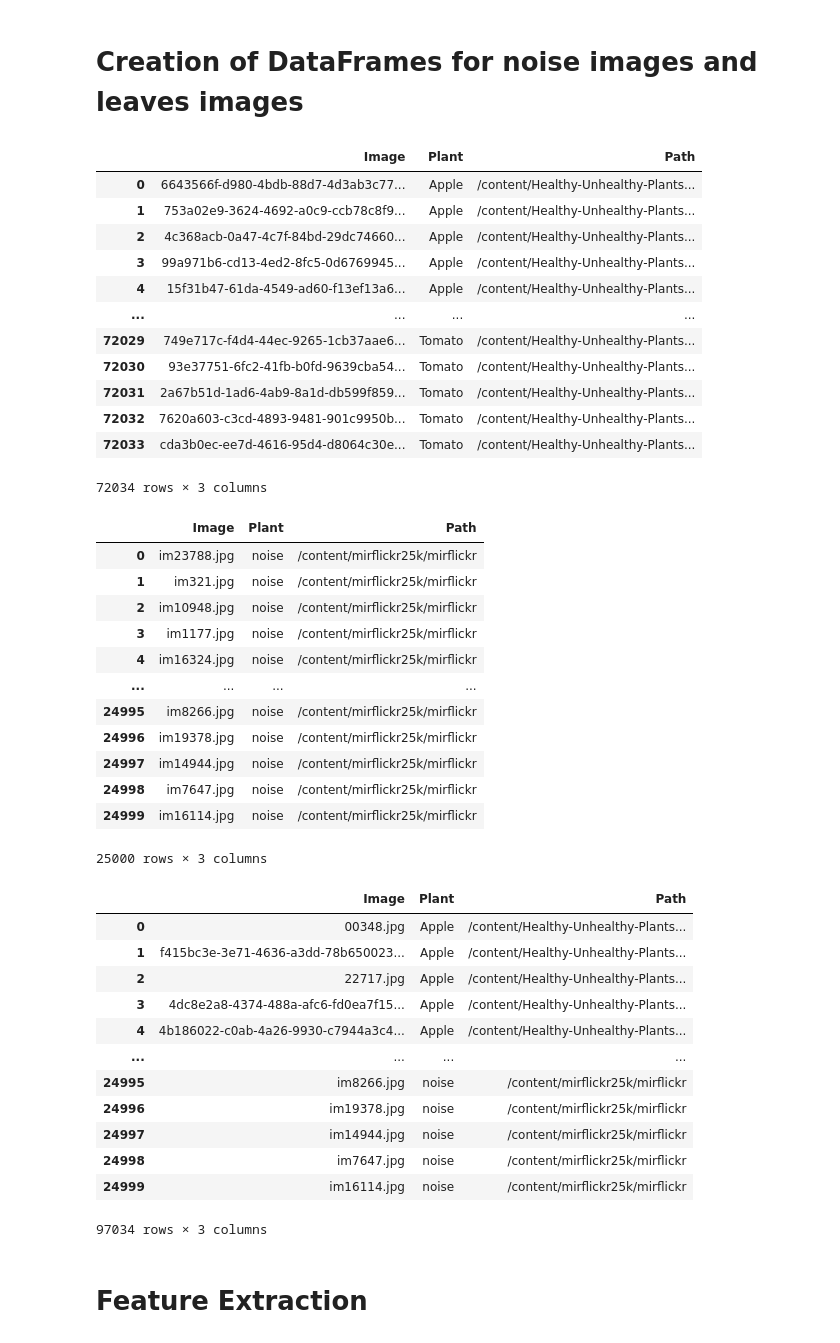
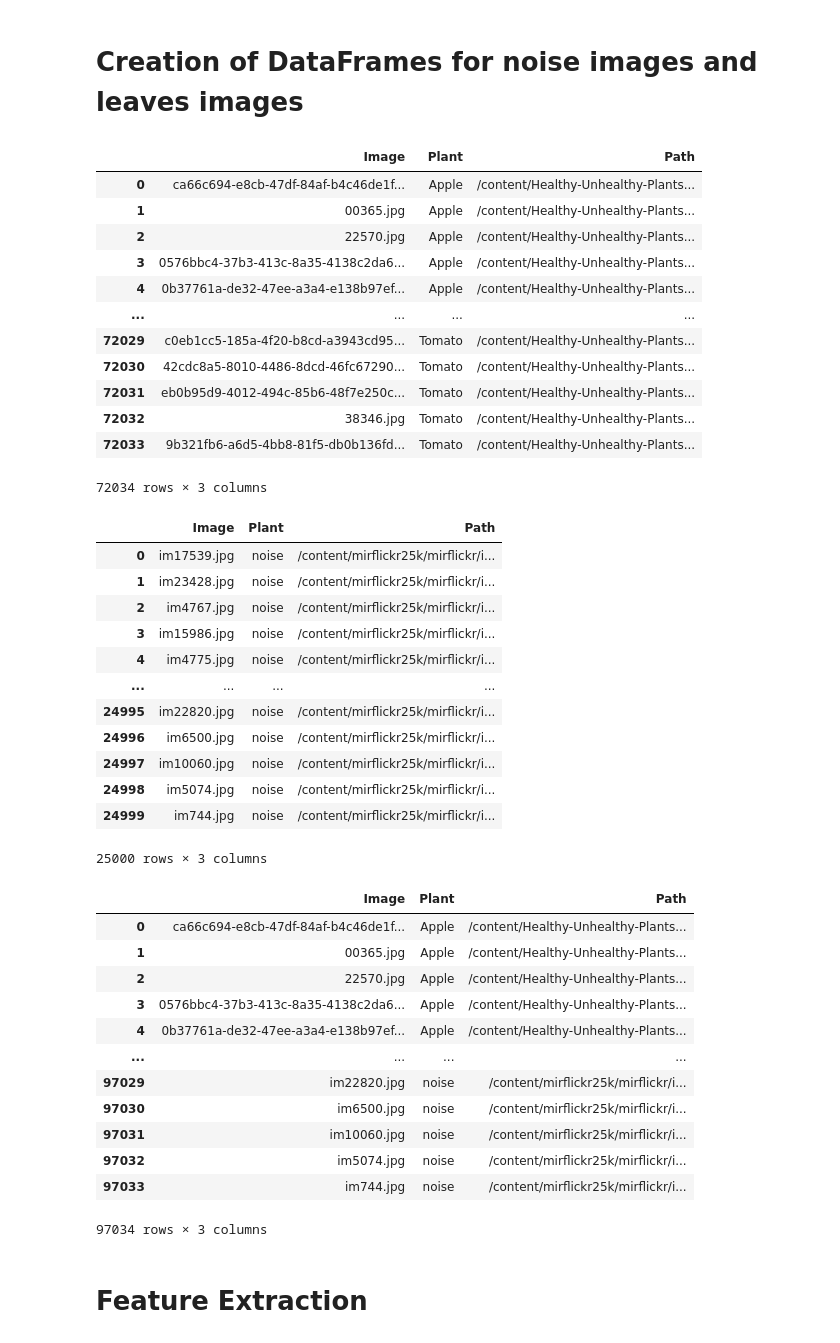
Before and after one commit to EdoardoMorucci/Plant-Leaves-Search-Engine---MIRCV, a Jupyter notebook: feature_extraction.ipynb, the cells around one changed output. Cells and saved outputs as stored; diff of their text form; code cells hidden in the pictures.

```diff
--- a/feature_extraction.ipynb
+++ b/feature_extraction.ipynb
@@ -60,22 +60,23 @@ for plant in tqdm(directories):
   leaf_path = '/content/Healthy-Unhealthy-Plants-Dataset-Segmented/' + plant
   image_paths = listdir(leaf_path)
   for path in tqdm(image_paths):
-    leaves_dataframe = leaves_dataframe.append({'Image': path, 'Plant': plant, 'Path': leaf_path}, ignore_index=True)
+    test = leaf_path + "/" + path
+    leaves_dataframe = leaves_dataframe.append({'Image': path, 'Plant': plant, 'Path': test}, ignore_index=True)
 # %%
 leaves_dataframe
 # %% [output]
 |  | Image | Plant | Path |
-| 0 | 6643566f-d980-4bdb-88d7-4d3ab3c77... | Apple | /content/Healthy-Unhealthy-Plants... |
-| 1 | 753a02e9-3624-4692-a0c9-ccb78c8f9... | Apple | /content/Healthy-Unhealthy-Plants... |
-| 2 | 4c368acb-0a47-4c7f-84bd-29dc74660... | Apple | /content/Healthy-Unhealthy-Plants... |
-| 3 | 99a971b6-cd13-4ed2-8fc5-0d6769945... | Apple | /content/Healthy-Unhealthy-Plants... |
-| 4 | 15f31b47-61da-4549-ad60-f13ef13a6... | Apple | /content/Healthy-Unhealthy-Plants... |
+| 0 | ca66c694-e8cb-47df-84af-b4c46de1f... | Apple | /content/Healthy-Unhealthy-Plants... |
+| 1 | 00365.jpg | Apple | /content/Healthy-Unhealthy-Plants... |
+| 2 | 22570.jpg | Apple | /content/Healthy-Unhealthy-Plants... |
+| 3 | 0576bbc4-37b3-413c-8a35-4138c2da6... | Apple | /content/Healthy-Unhealthy-Plants... |
+| 4 | 0b37761a-de32-47ee-a3a4-e138b97ef... | Apple | /content/Healthy-Unhealthy-Plants... |
 | ... | ... | ... | ... |
-| 72029 | 749e717c-f4d4-44ec-9265-1cb37aae6... | Tomato | /content/Healthy-Unhealthy-Plants... |
-| 72030 | 93e37751-6fc2-41fb-b0fd-9639cba54... | Tomato | /content/Healthy-Unhealthy-Plants... |
-| 72031 | 2a67b51d-1ad6-4ab9-8a1d-db599f859... | Tomato | /content/Healthy-Unhealthy-Plants... |
-| 72032 | 7620a603-c3cd-4893-9481-901c9950b... | Tomato | /content/Healthy-Unhealthy-Plants... |
-| 72033 | cda3b0ec-ee7d-4616-95d4-d8064c30e... | Tomato | /content/Healthy-Unhealthy-Plants... |
+| 72029 | c0eb1cc5-185a-4f20-b8cd-a3943cd95... | Tomato | /content/Healthy-Unhealthy-Plants... |
+| 72030 | 42cdc8a5-8010-4486-8dcd-46fc67290... | Tomato | /content/Healthy-Unhealthy-Plants... |
+| 72031 | eb0b95d9-4012-494c-85b6-48f7e250c... | Tomato | /content/Healthy-Unhealthy-Plants... |
+| 72032 | 38346.jpg | Tomato | /content/Healthy-Unhealthy-Plants... |
+| 72033 | 9b321fb6-a6d5-4bb8-81f5-db0b136fd... | Tomato | /content/Healthy-Unhealthy-Plants... |
 72034 rows × 3 columns
 # %%
 noise_path = "/content/mirflickr25k/mirflickr"
@@ -84,40 +85,41 @@ noise_images = [f for f in listdir(noise_path) if isfile(join(noise_path, f))]
 noise_dataframe = pd.DataFrame(columns=['Image', 'Plant', 'Path'])
 
 for image_path in tqdm(noise_images):
-  noise_dataframe = noise_dataframe.append({'Image': image_path, 'Plant': "noise", 'Path': noise_path}, ignore_index=True)
+  test = noise_path + "/" + image_path
+  noise_dataframe = noise_dataframe.append({'Image': image_path, 'Plant': "noise", 'Path': test}, ignore_index=True)
 # %%
 noise_dataframe
 # %% [output]
 |  | Image | Plant | Path |
-| 0 | im23788.jpg | noise | /content/mirflickr25k/mirflickr |
-| 1 | im321.jpg | noise | /content/mirflickr25k/mirflickr |
-| 2 | im10948.jpg | noise | /content/mirflickr25k/mirflickr |
-| 3 | im1177.jpg | noise | /content/mirflickr25k/mirflickr |
-| 4 | im16324.jpg | noise | /content/mirflickr25k/mirflickr |
+| 0 | im17539.jpg | noise | /content/mirflickr25k/mirflickr/i... |
+| 1 | im23428.jpg | noise | /content/mirflickr25k/mirflickr/i... |
+| 2 | im4767.jpg | noise | /content/mirflickr25k/mirflickr/i... |
+| 3 | im15986.jpg | noise | /content/mirflickr25k/mirflickr/i... |
+| 4 | im4775.jpg | noise | /content/mirflickr25k/mirflickr/i... |
 | ... | ... | ... | ... |
-| 24995 | im8266.jpg | noise | /content/mirflickr25k/mirflickr |
-| 24996 | im19378.jpg | noise | /content/mirflickr25k/mirflickr |
-| 24997 | im14944.jpg | noise | /content/mirflickr25k/mirflickr |
-| 24998 | im7647.jpg | noise | /content/mirflickr25k/mirflickr |
-| 24999 | im16114.jpg | noise | /content/mirflickr25k/mirflickr |
+| 24995 | im22820.jpg | noise | /content/mirflickr25k/mirflickr/i... |
+| 24996 | im6500.jpg | noise | /content/mirflickr25k/mirflickr/i... |
+| 24997 | im10060.jpg | noise | /content/mirflickr25k/mirflickr/i... |
+| 24998 | im5074.jpg | noise | /content/mirflickr25k/mirflickr/i... |
+| 24999 | im744.jpg | noise | /content/mirflickr25k/mirflickr/i... |
 25000 rows × 3 columns
 # %%
 frames = [leaves_dataframe, noise_dataframe]
 
-total_dataframe = pd.concat(frames)
+total_dataframe = pd.concat(frames, ignore_index=True)
 
 total_dataframe
 # %% [output]
 |  | Image | Plant | Path |
-| 0 | 00348.jpg | Apple | /content/Healthy-Unhealthy-Plants... |
-| 1 | f415bc3e-3e71-4636-a3dd-78b650023... | Apple | /content/Healthy-Unhealthy-Plants... |
-| 2 | 22717.jpg | Apple | /content/Healthy-Unhealthy-Plants... |
-| 3 | 4dc8e2a8-4374-488a-afc6-fd0ea7f15... | Apple | /content/Healthy-Unhealthy-Plants... |
-| 4 | 4b186022-c0ab-4a26-9930-c7944a3c4... | Apple | /content/Healthy-Unhealthy-Plants... |
+| 0 | ca66c694-e8cb-47df-84af-b4c46de1f... | Apple | /content/Healthy-Unhealthy-Plants... |
+| 1 | 00365.jpg | Apple | /content/Healthy-Unhealthy-Plants... |
+| 2 | 22570.jpg | Apple | /content/Healthy-Unhealthy-Plants... |
+| 3 | 0576bbc4-37b3-413c-8a35-4138c2da6... | Apple | /content/Healthy-Unhealthy-Plants... |
+| 4 | 0b37761a-de32-47ee-a3a4-e138b97ef... | Apple | /content/Healthy-Unhealthy-Plants... |
 | ... | ... | ... | ... |
-| 24995 | im8266.jpg | noise | /content/mirflickr25k/mirflickr |
-| 24996 | im19378.jpg | noise | /content/mirflickr25k/mirflickr |
-| 24997 | im14944.jpg | noise | /content/mirflickr25k/mirflickr |
-| 24998 | im7647.jpg | noise | /content/mirflickr25k/mirflickr |
-| 24999 | im16114.jpg | noise | /content/mirflickr25k/mirflickr |
+| 97029 | im22820.jpg | noise | /content/mirflickr25k/mirflickr/i... |
+| 97030 | im6500.jpg | noise | /content/mirflickr25k/mirflickr/i... |
+| 97031 | im10060.jpg | noise | /content/mirflickr25k/mirflickr/i... |
+| 97032 | im5074.jpg | noise | /content/mirflickr25k/mirflickr/i... |
+| 97033 | im744.jpg | noise | /content/mirflickr25k/mirflickr/i... |
 97034 rows × 3 columns
```
Also changed, not shown: parts of 10 cells of this notebook.
